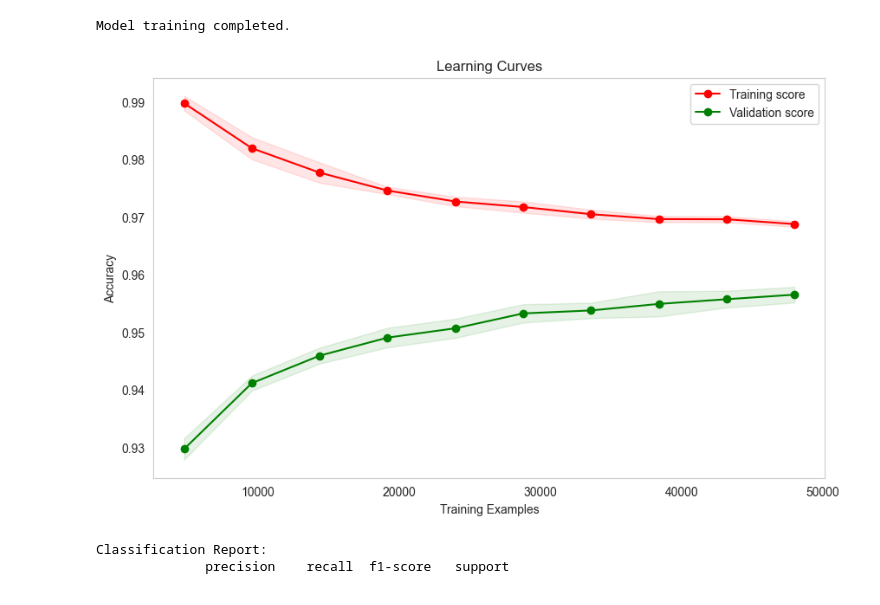
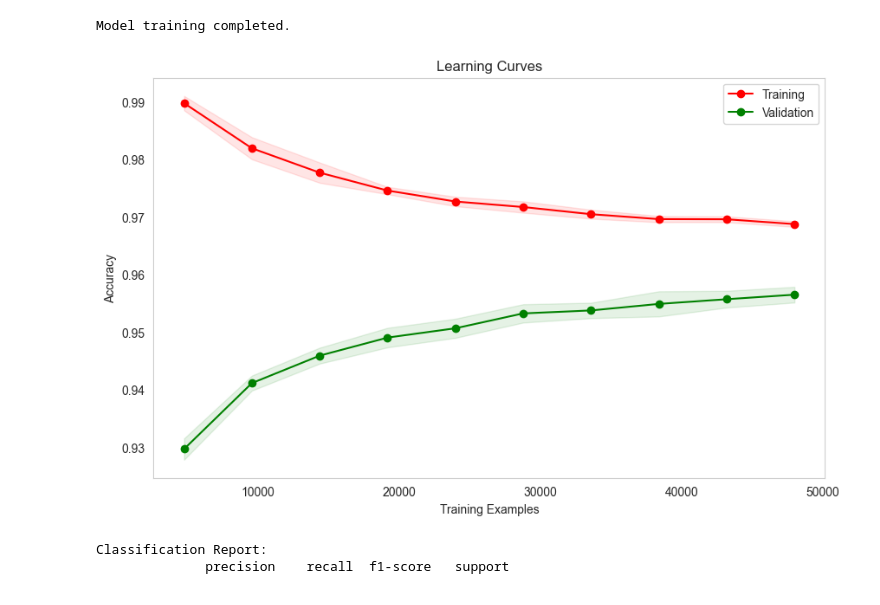
Before and after one commit to YG29/B1b24advMLproject, a Jupyter notebook: notebooks/SVM.ipynb, the cells around one changed output. Cells and saved outputs as stored; diff of their text form; code cells hidden in the pictures.

Commit message:
graph legend change

```diff
--- a/notebooks/SVM.ipynb
+++ b/notebooks/SVM.ipynb
@@ -223,32 +223,32 @@ Model training completed.
 # %%
 def plot_learning_curves(estimator, X, y, cv, train_sizes):
     train_sizes, train_scores, val_scores = learning_curve(
         estimator, X, y, cv=cv, train_sizes=train_sizes, scoring='accuracy', n_jobs=-1
     )
 
     # Calculate mean and standard deviation for training and validation scores
     train_mean = np.mean(train_scores, axis=1)
     train_std = np.std(train_scores, axis=1)
     val_mean = np.mean(val_scores, axis=1)
     val_std = np.std(val_scores, axis=1)
 
     # Plot learning curves
     plt.figure(figsize=(10, 6))
-    plt.plot(train_sizes, train_mean, 'o-', color='r', label='Training score')
-    plt.plot(train_sizes, val_mean, 'o-', color='g', label='Validation score')
+    plt.plot(train_sizes, train_mean, 'o-', color='r', label='Training')
+    plt.plot(train_sizes, val_mean, 'o-', color='g', label='Validation')
     plt.fill_between(train_sizes, train_mean - train_std, train_mean + train_std, alpha=0.1, color='r')
     plt.fill_between(train_sizes, val_mean - val_std, val_mean + val_std, alpha=0.1, color='g')
     plt.title('Learning Curves')
     plt.xlabel('Training Examples')
     plt.ylabel('Accuracy')
     plt.legend(loc='best')
     plt.grid()
     plt.show()
 
 # Plot learning curves using 5-fold cross-validation
 plot_learning_curves(svm, X_combined, y_combined, cv=5, train_sizes=np.linspace(0.1, 1.0, 10))
 # %% [output]
-[figure, old version]
+[figure, new version]
 # %%
 # Predict on the test set
 y_pred = svm.predict(X_test_hog_best)
```
